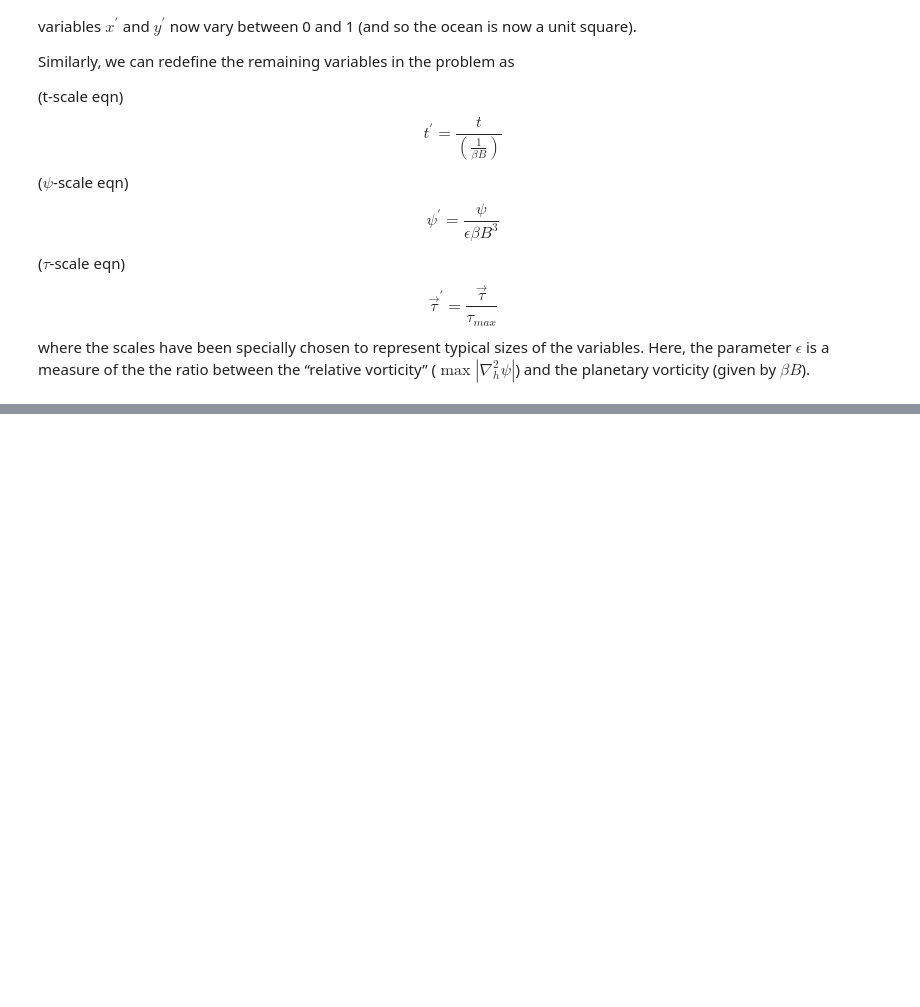
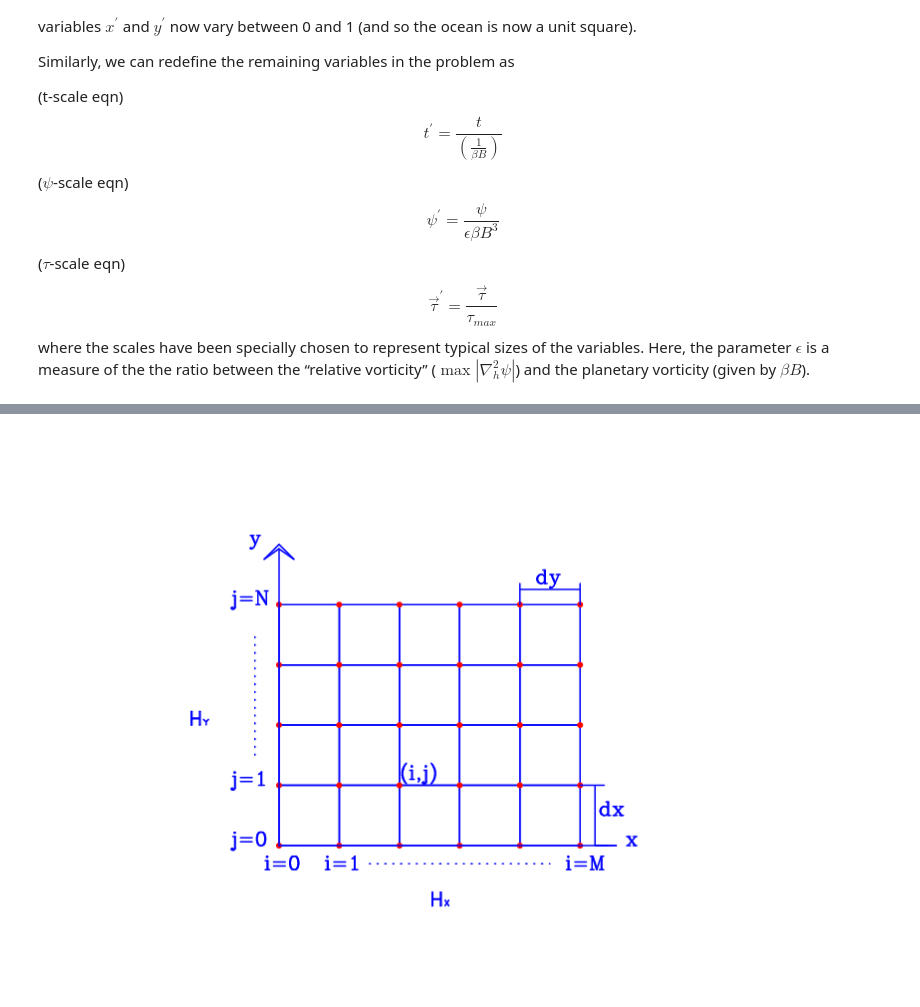
Before and after one commit to timothya87/numeric, a Jupyter notebook: lab8/Lab_8.ipynb, the cells around one changed output, grey strips where cells are left out. Saved outputs shown, nothing was run; the diff lists cells and outputs as text; code cells hidden in the pictures; blank space fills up the shorter version.

```diff
--- a/lab8/Lab_8.ipynb
+++ b/lab8/Lab_8.ipynb
@@ -313,0 +406,4 @@ by $\beta B$).
+# %%
+Image(filename='images/spatial.png',width='45%')
+# %% [output]
+[figure, added]
```
Also changed, not shown: parts of 5 cells of this notebook, 2 other files.
